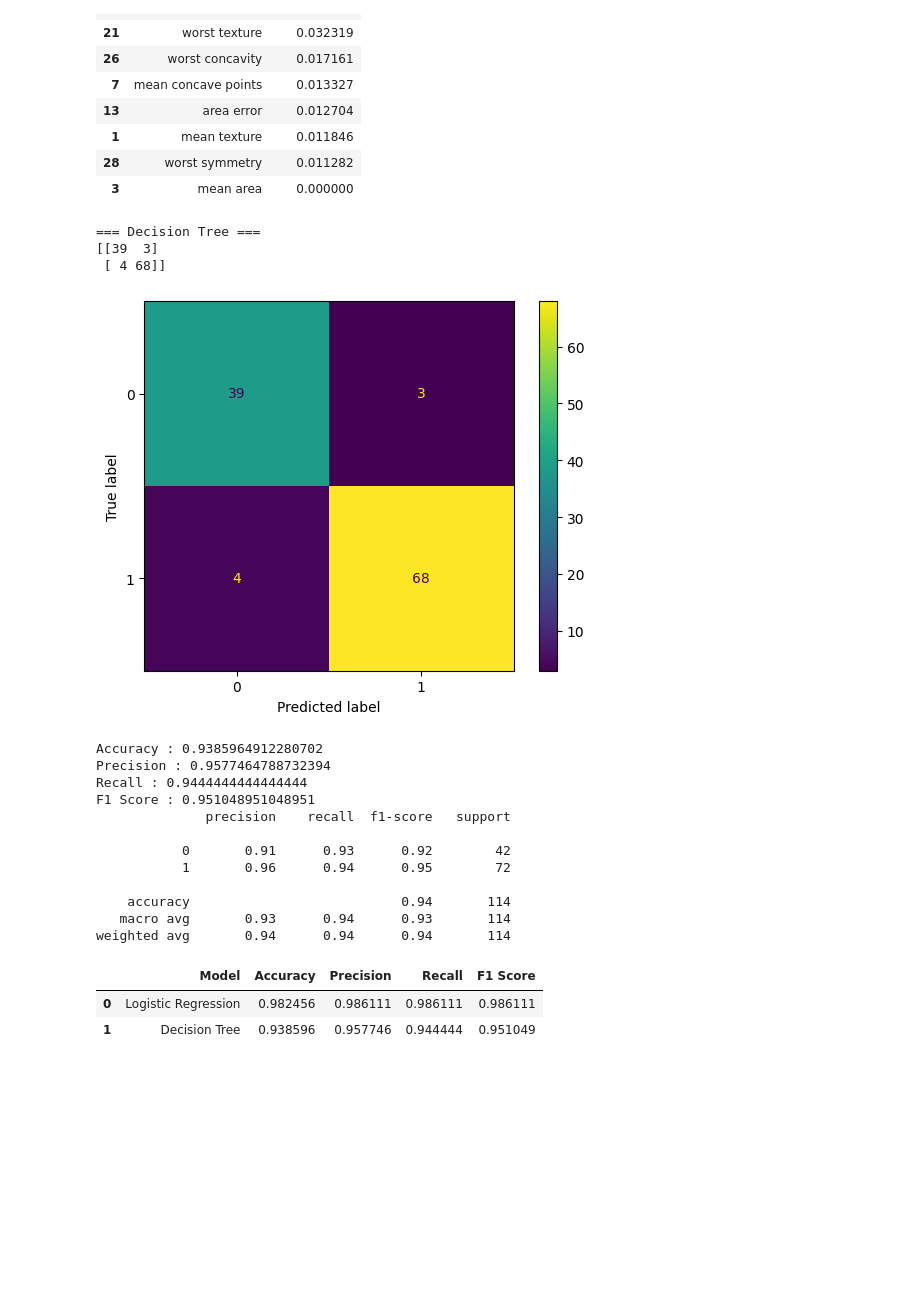
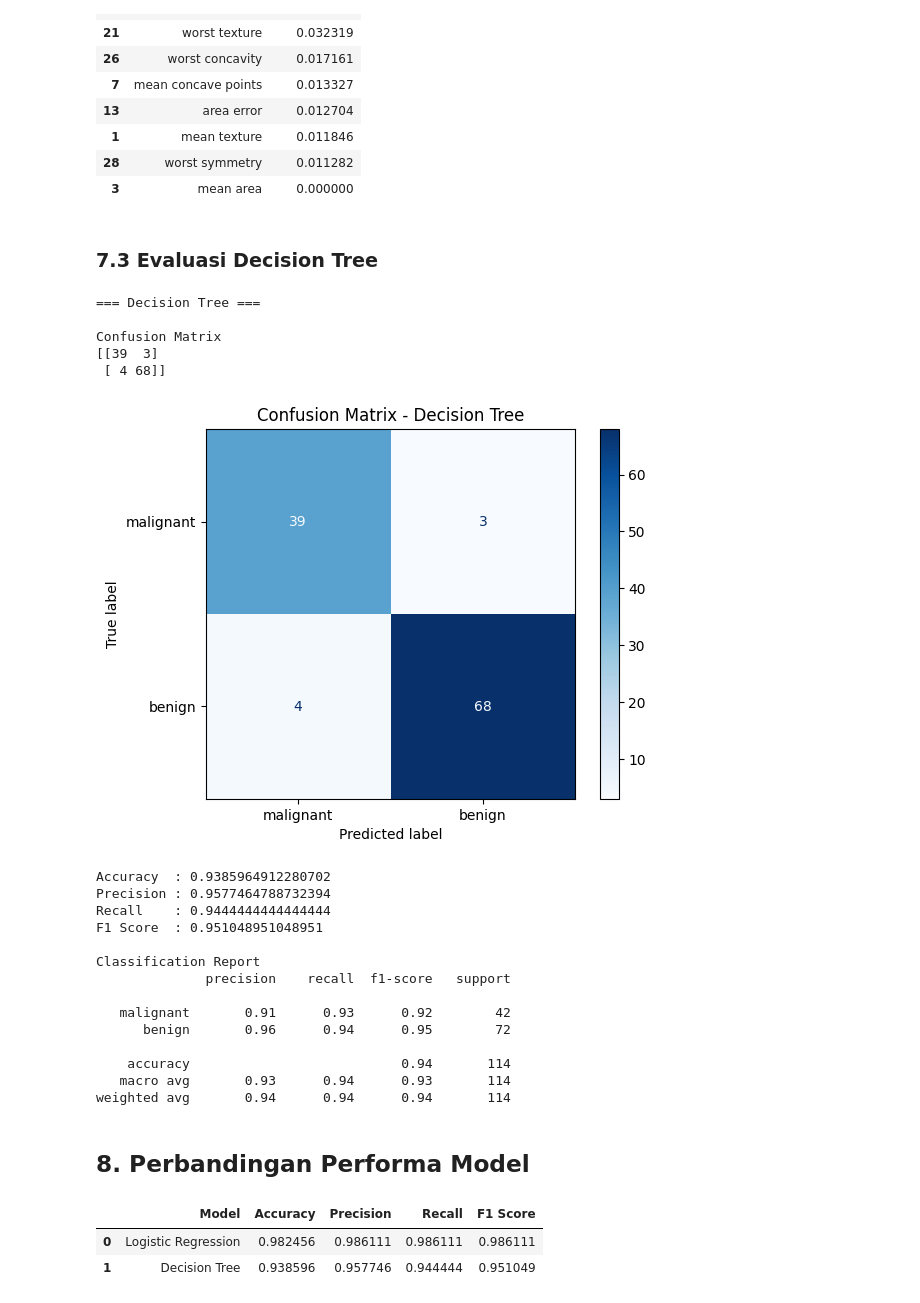
Before and after one commit to Yusep-T/data-science-2026, a Jupyter notebook: Pertemuan9_Yusep_250401020103.ipynb, the cells around one changed output. Cells and saved outputs as stored; diff of their text form; code cells hidden in the pictures; blank space fills up the shorter version.

```diff
--- a/Pertemuan9_Yusep_250401020103.ipynb
+++ b/Pertemuan9_Yusep_250401020103.ipynb
@@ -228,44 +291,49 @@ importance.sort_values(
 | 1 | mean texture | 0.011846 |
 | 28 | worst symmetry | 0.011282 |
 | 3 | mean area | 0.000000 |
+# %% [markdown]
+### 7.3 Evaluasi Decision Tree
 # %%
 print("=== Decision Tree ===")
 
-cm = confusion_matrix(y_test,y_pred_tree)
-
+print("\nConfusion Matrix")
+cm = confusion_matrix(y_test, y_pred_tree)
 print(cm)
 
-disp = ConfusionMatrixDisplay(cm)
-
-disp.plot()
-
+disp = ConfusionMatrixDisplay(cm, display_labels=data.target_names)
+disp.plot(cmap='Blues')
+plt.title("Confusion Matrix - Decision Tree")
 plt.show()
 
-print("Accuracy :",accuracy_score(y_test,y_pred_tree))
+print("\nAccuracy  :", accuracy_score(y_test, y_pred_tree))
+print("Precision :", precision_score(y_test, y_pred_tree))
+print("Recall    :", recall_score(y_test, y_pred_tree))
+print("F1 Score  :", f1_score(y_test, y_pred_tree))
 
-print("Precision :",precision_score(y_test,y_pred_tree))
-
-print("Recall :",recall_score(y_test,y_pred_tree))
-
-print("F1 Score :",f1_score(y_test,y_pred_tree))
-
-print(classification_report(y_test,y_pred_tree))
+print("\nClassification Report")
+print(classification_report(y_test, y_pred_tree, target_names=data.target_names))
 # %% [output]
 === Decision Tree ===
+
+Confusion Matrix
 [[39  3]
  [ 4 68]]
-[figure, old version]
+[figure, new version]
-Accuracy : 0.9385964912280702
+Accuracy  : 0.9385964912280702
 Precision : 0.9577464788732394
-Recall : 0.9444444444444444
-F1 Score : 0.951048951048951
+Recall    : 0.9444444444444444
+F1 Score  : 0.951048951048951
+
+Classification Report
               precision    recall  f1-score   support
 
-           0       0.91      0.93      0.92        42
-           1       0.96      0.94      0.95        72
+   malignant       0.91      0.93      0.92        42
+      benign       0.96      0.94      0.95        72
 
     accuracy                           0.94       114
    macro avg       0.93      0.94      0.93       114
 weighted avg       0.94      0.94      0.94       114
+# %% [markdown]
+## 8. Perbandingan Performa Model
 # %%
 hasil = pd.DataFrame({
```
Also changed, not shown: parts of 26 cells of this notebook.
